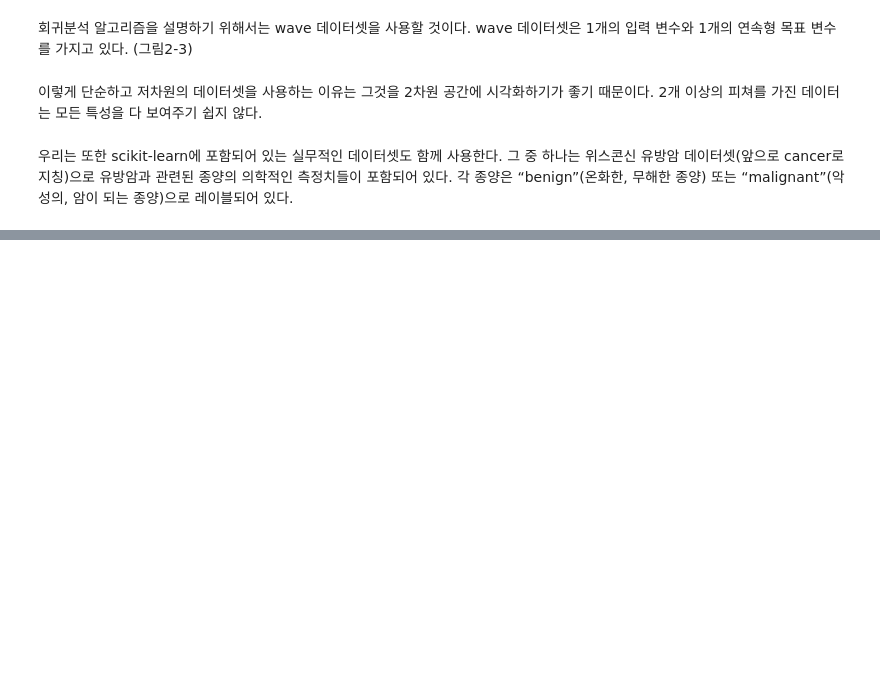
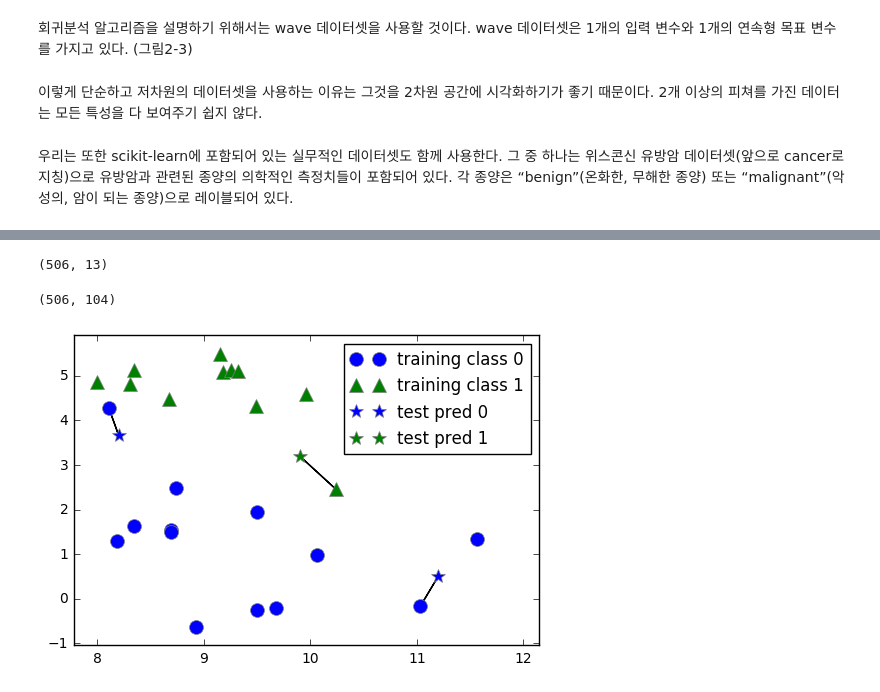
Before and after one commit to woosa7/PythonDataAnalytics, a Jupyter notebook: ML_Python/ML_2_1_SupervisedLearning.ipynb, the cells around one changed output, grey strips where cells are left out. Drawn from its saved outputs; the diff is of its cells as text; code cells hidden in the pictures; blank space fills up the shorter version.

```diff
--- a/ML_Python/ML_2_1_SupervisedLearning.ipynb
+++ b/ML_Python/ML_2_1_SupervisedLearning.ipynb
@@ -85,0 +135,15 @@ X, y = mglearn.datasets.make_forge()
+# %%
+from sklearn.datasets import load_boston
+boston = load_boston()
+boston.data.shape
+# %% [output]
+(506, 13)
+# %%
+X, y = mglearn.datasets.load_extended_boston()
+X.shape
+# %% [output]
+(506, 104)
+# %%
+mglearn.plots.plot_knn_classification(n_neighbors=1)
+# %% [output]
+[figure, added]
```
Also changed, not shown: parts of 9 cells of this notebook.
